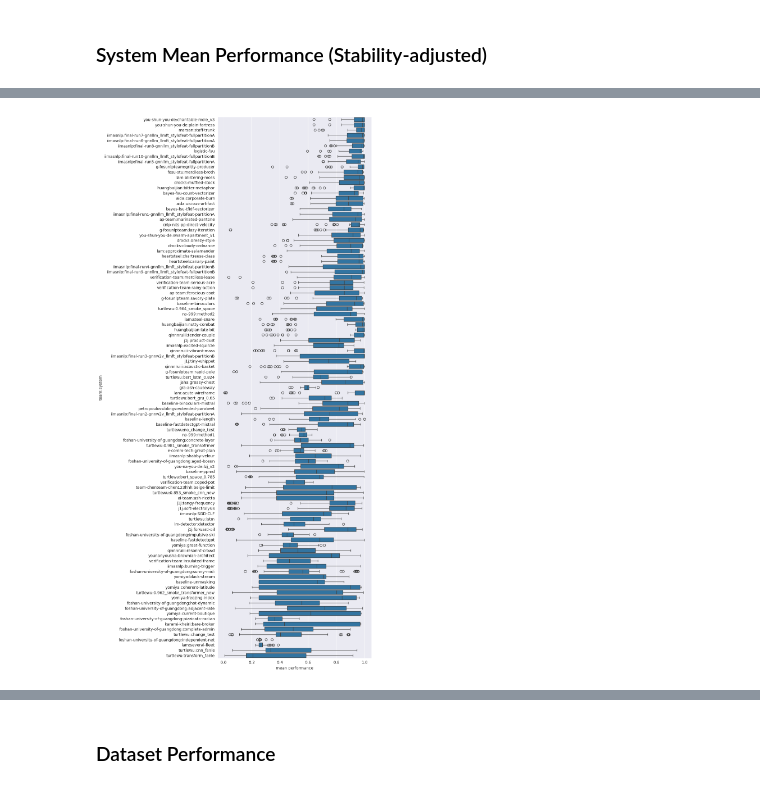
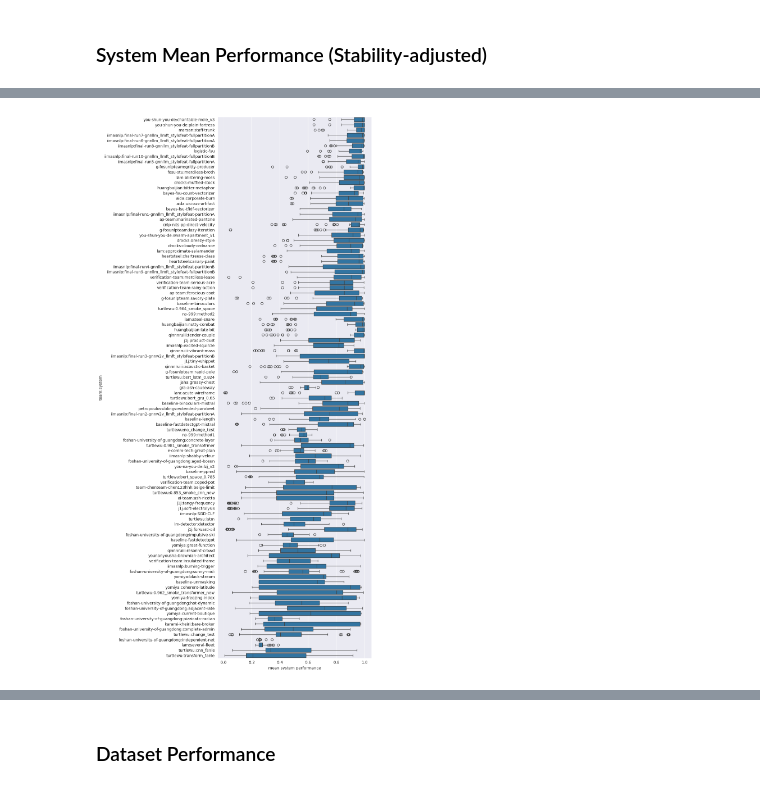
Before and after one commit to pan-webis-de/pan24-generative-ai-authorship-verification, a Jupyter notebook: pan24_task_eval/pan24-generative-authorship-evaluation.ipynb, the cells around one changed output, grey strips where cells are left out. Saved outputs shown, nothing was run; the diff lists cells and outputs as text; code cells hidden in the pictures.

Commit message:
Update task eval

```diff
--- a/pan24_task_eval/pan24-generative-authorship-evaluation.ipynb
+++ b/pan24_task_eval/pan24-generative-authorship-evaluation.ipynb
@@ -22,7 +22,8 @@ df = []
 evaluation_scores = json.load(open('evaluation-scores.json', 'r'))
 for team, systems in teams_to_systems.items():
     for s in systems:
-        row_base = {'system': ':'.join((team, s)) if team != 'baseline' else s}
+        t = team if team != 'baseline' else s
+        row_base = {'system': ':'.join((team, s)) if team != 'baseline' else t, 'team': t}
         for d, (dname, pre, suff) in datasets.items():
             df.extend(
                 {
@@ -35,6 +36,6 @@ for team, systems in teams_to_systems.items():
             )
 
 df = pd.DataFrame(df)
-df.set_index(['system', 'dataset', 'category'], inplace=True)
+df.set_index(['team', 'system', 'dataset', 'category'], inplace=True)
 df
 # %% [output]
@@ -95,6 +96,6 @@ df_team_std
 # %% [markdown]
 ### System Mean Performance
 # %%
-df_team_mean = df.groupby('system').mean().sort_values('mean', ascending=False)
+df_team_mean = df.groupby(['team', 'system']).mean().sort_values('mean', ascending=False)
 df_team_mean
 # %% [output]
@@ -135,20 +136,10 @@ df_team_mean_adjusted
 103 rows × 6 columns
 # %%
-# sort_order = df.loc[:, :, :, 'test']['mean'].groupby('system').mean().sort_values(ascending=False).index
+plt.figure(figsize=(10, 20))
 sort_order = df_team_mean_adjusted['mean'].groupby('system').mean().sort_values(ascending=False).index
-
-# g = sns.FacetGrid(df.reset_index(), col='category', col_wrap=5, height=20, aspect=0.18)
-
-# def _map_fn(data, order, **kwargs):
-#     if data['dataset'].nunique() < 5:
-#         return sns.scatterplot(data=data, fc='none', ec='k', **kwargs)
-#     return sns.boxplot(data=data, order=order, **kwargs)
-
-# g.map_dataframe(_map_fn, x='mean', y='system', order=sort_order)
-plt.figure(figsize=(10, 20))
-sns.boxplot(data=df, y='system', x='mean', order=sort_order).set(xlabel='mean performance', ylabel='team:system')
+sns.boxplot(data=df, y='system', x='mean', order=sort_order).set(xlabel='mean system performance', ylabel='team:system')
 plt.tight_layout()
-plt.savefig('../data/eval-figures/participants-runs.pdf')
+plt.savefig('../data/eval-figures/system-performance.pdf')
 plt.show()
 # %% [output]
-[figure, old version]
+[figure, new version]
```
Also changed, not shown: parts of 5 cells of this notebook.
